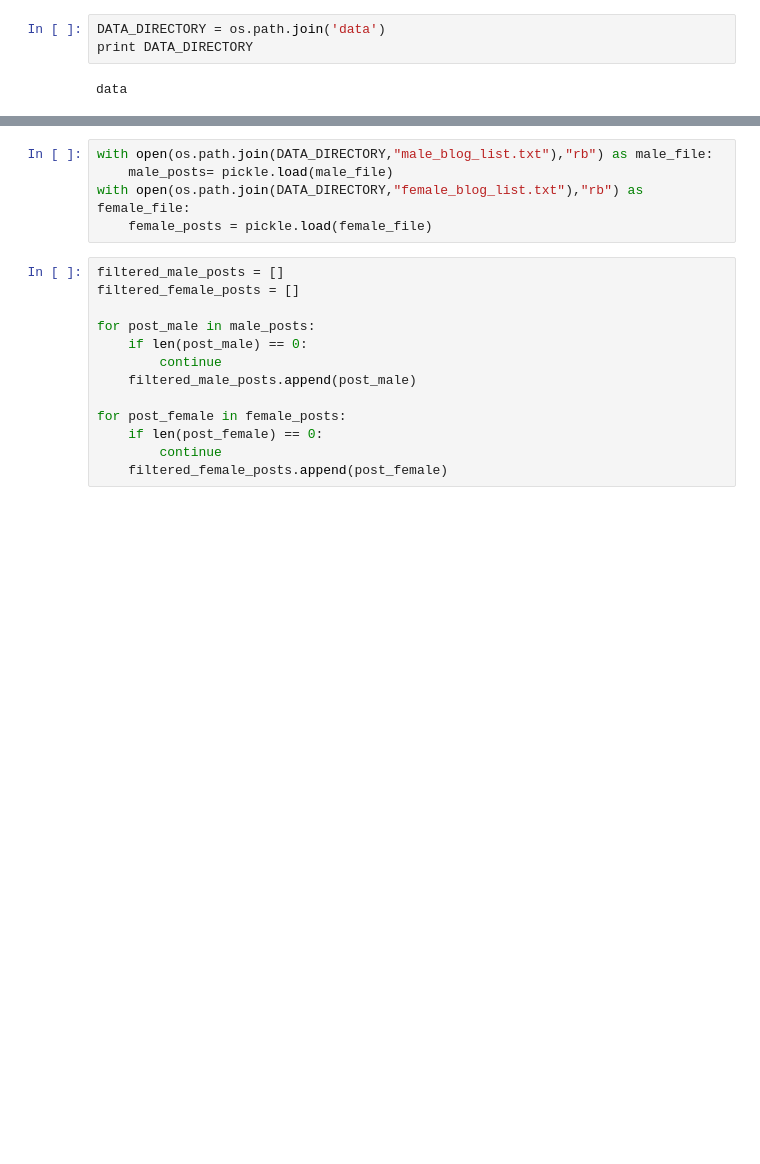
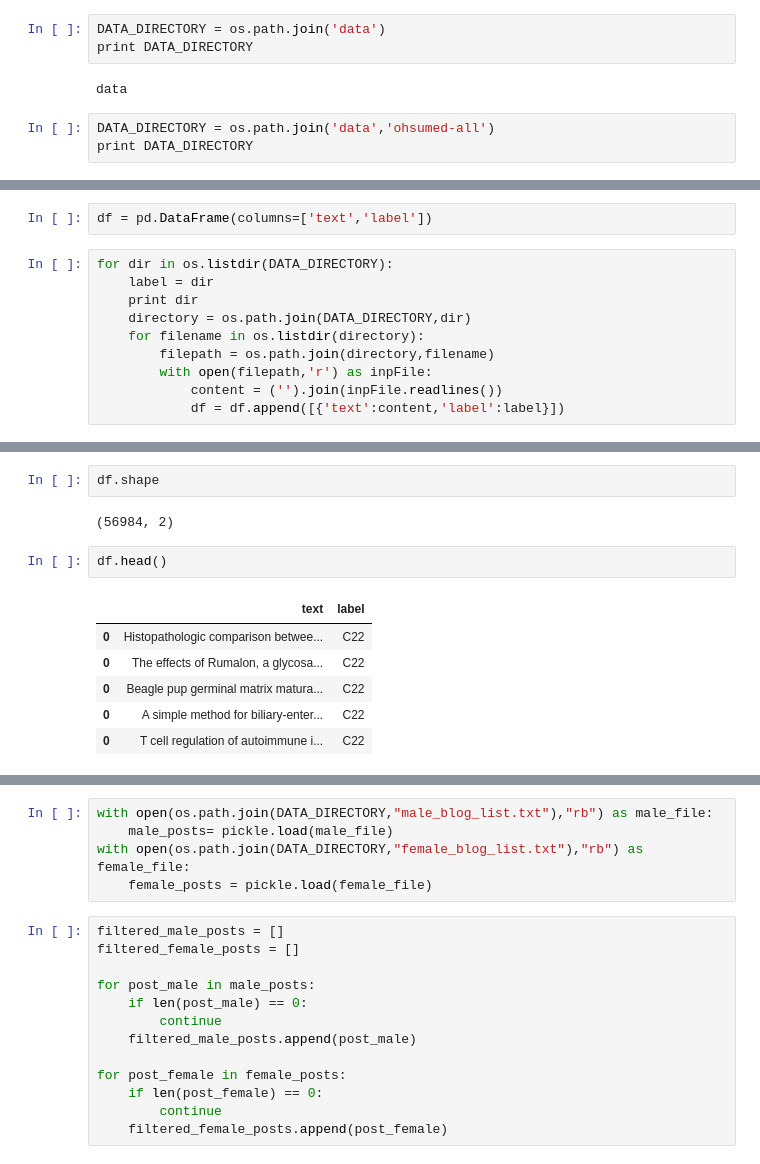
Before and after one commit to unnati-xyz/intro-to-deep-learning-for-nlp, a Jupyter notebook: Recurrent Neural Networks.ipynb, the cells around one changed output, grey strips where cells are left out. Drawn from its saved outputs; the diff is of its cells as text; blank space fills up the shorter version.

```diff
--- a/Recurrent Neural Networks.ipynb
+++ b/Recurrent Neural Networks.ipynb
@@ -33,3 +33,6 @@ DATA_DIRECTORY = os.path.join('data')
 print DATA_DIRECTORY
 # %% [output]
 data
+# %%
+DATA_DIRECTORY = os.path.join('data','ohsumed-all')
+print DATA_DIRECTORY
@@ -35,0 +41,12 @@ data
+# %%
+df = pd.DataFrame(columns=['text','label'])
+# %%
+for dir in os.listdir(DATA_DIRECTORY):
+    label = dir
+    print dir
+    directory = os.path.join(DATA_DIRECTORY,dir)
+    for filename in os.listdir(directory):
+        filepath = os.path.join(directory,filename)
+        with open(filepath,'r') as inpFile:
+            content = ('').join(inpFile.readlines())
+            df = df.append([{'text':content,'label':label}])
@@ -35,0 +71,13 @@ data
+# %%
+df.shape
+# %% [output]
+(56984, 2)
+# %%
+df.head()
+# %% [output]
+|  | text | label |
+| 0 | Histopathologic comparison betwee... | C22 |
+| 0 | The effects of Rumalon, a glycosa... | C22 |
+| 0 | Beagle pup germinal matrix matura... | C22 |
+| 0 | A simple method for biliary-enter... | C22 |
+| 0 | T cell regulation of autoimmune i... | C22 |
```
Also changed, not shown: parts of 10 cells of this notebook.
